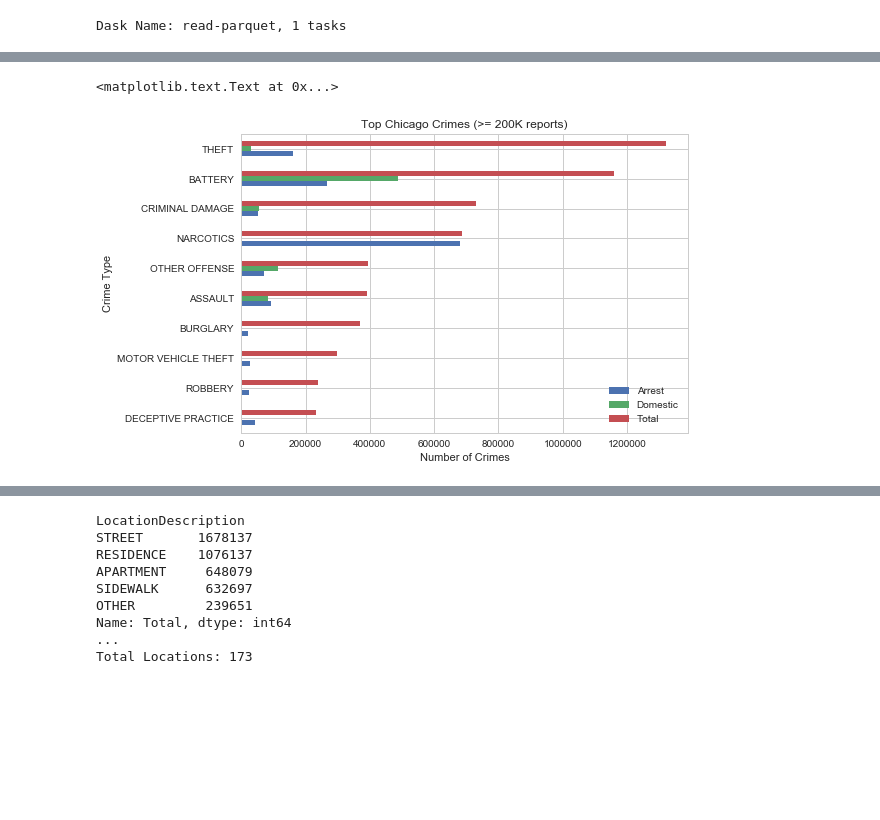
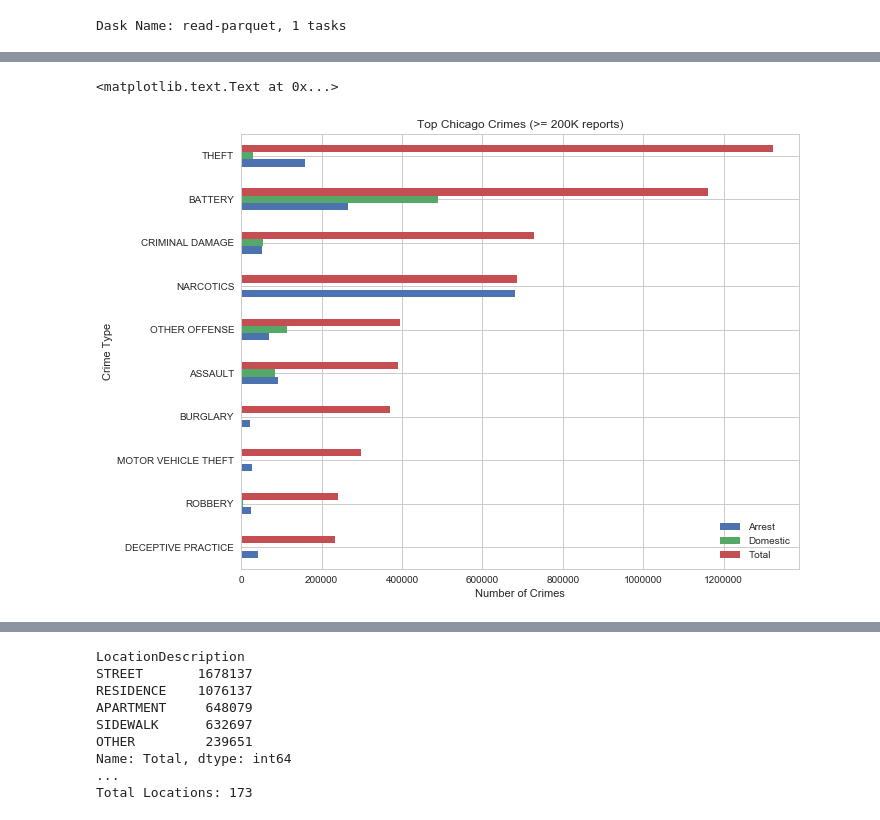
Before and after one commit to RandomFractals/ChicagoCrimes, a Jupyter notebook: notebooks/all-chicago-crime-charts.ipynb, the cells around one changed output, grey strips where cells are left out. Drawn from its saved outputs; the diff is of its cells as text; code cells hidden in the pictures; blank space fills up the shorter version.

```diff
--- a/notebooks/all-chicago-crime-charts.ipynb
+++ b/notebooks/all-chicago-crime-charts.ipynb
@@ -115,11 +113,10 @@ plt.show()
 # %%
 # plot top crimes (>-= 200,000 reports)
 crime_type_counts[crime_type_counts['Total'] >= 200000].sort_values(by='Total', ascending=True)\
-.plot(kind='barh')
-
+.plot(kind='barh', figsize=(10,8))
+plt.title('Top Chicago Crimes (>= 200K reports)')
+plt.xlabel('Number of Crimes')
 plt.ylabel('Crime Type')
-plt.xlabel('Number of Crimes')
-plt.title('Top Chicago Crimes (>= 200K reports)')
 # %% [output]
 <matplotlib.text.Text at 0x...>
-[figure, old version]
+[figure, new version]
```
Also changed, not shown: parts of 21 cells of this notebook.
